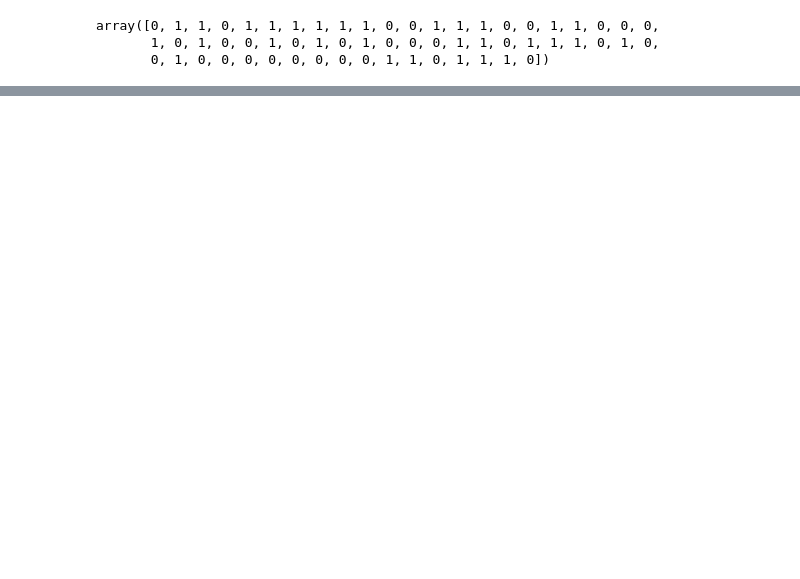
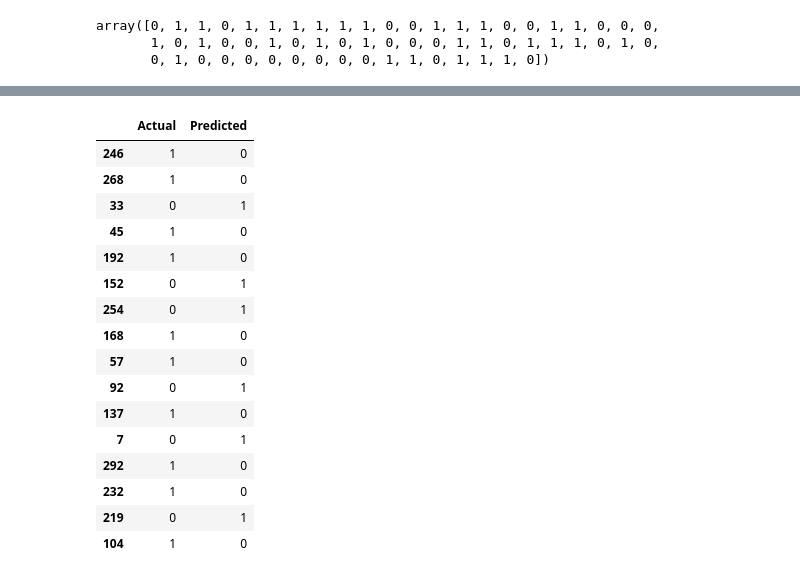
Before and after one commit to viswapani/Blackelephant, a Jupyter notebook: bootcamp1.ipynb, the cells around one changed output, grey strips where cells are left out. Cells and saved outputs as stored; diff of their text form; code cells hidden in the pictures; blank space fills up the shorter version.

```diff
--- a/bootcamp1.ipynb
+++ b/bootcamp1.ipynb
@@ -203,0 +299,4 @@ array([0, 1, 1, 0, 1, 1, 1, 1, 1, 1, 0, 0, 1, 1, 1, 0, 0, 1, 1, 0, 0, 0,
+# %%
+#merge y_pred and y and show matched predictions
+result = pd.DataFrame({'Actual': y_test, 'Predicted': y_pred})
+result
@@ -204,3 +317,24 @@ array([0, 1, 1, 0, 1, 1, 1, 1, 1, 1, 0, 0, 1, 1, 1, 0, 0, 1, 1, 0, 0, 0,
+# %%
+#show which did not match
+result[result['Actual'] != result['Predicted']]
+# %% [output]
+|  | Actual | Predicted |
+| 246 | 1 | 0 |
+| 268 | 1 | 0 |
+| 33 | 0 | 1 |
+| 45 | 1 | 0 |
+| 192 | 1 | 0 |
+| 152 | 0 | 1 |
+| 254 | 0 | 1 |
+| 168 | 1 | 0 |
+| 57 | 1 | 0 |
+| 92 | 0 | 1 |
+| 137 | 1 | 0 |
+| 7 | 0 | 1 |
+| 292 | 1 | 0 |
+| 232 | 1 | 0 |
+| 219 | 0 | 1 |
+| 104 | 1 | 0 |
 # %%
 #find accuracy
 from sklearn.metrics import accuracy_score
```
Also changed, not shown: parts of 15 cells of this notebook.
